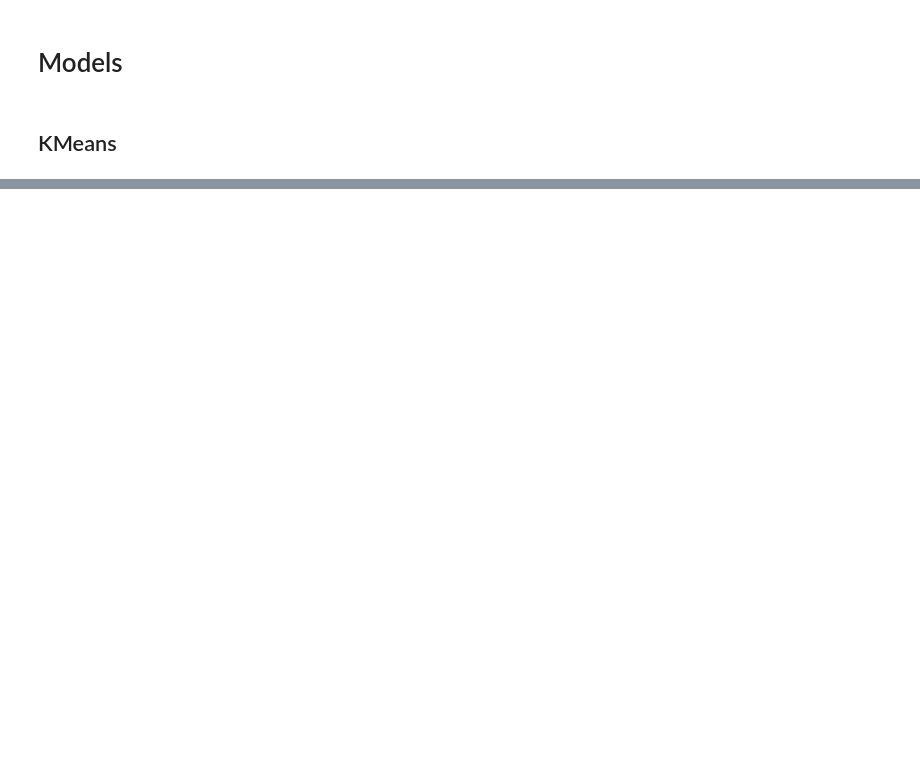
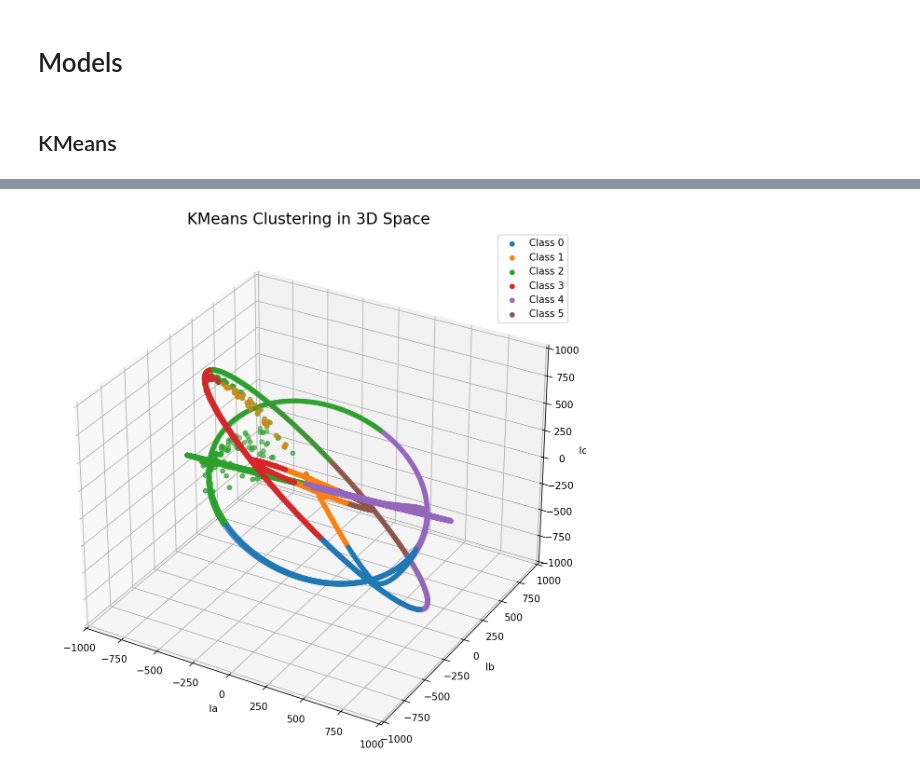
Before and after one commit to OussamaTabDev/DistributionElectrique, a Jupyter notebook: VersionAlpha/Machine Learning/Usuprivsed ML/main.ipynb, the cells around one changed output, grey strips where cells are left out. Saved outputs shown, nothing was run; the diff lists cells and outputs as text; code cells hidden in the pictures; blank space fills up the shorter version.

```diff
--- a/VersionAlpha/Machine Learning/Usuprivsed ML/main.ipynb
+++ b/VersionAlpha/Machine Learning/Usuprivsed ML/main.ipynb
@@ -99,0 +113,21 @@ from sklearn.cluster import KMeans
+# %%
+from mpl_toolkits.mplot3d import Axes3D
+
+fig = plt.figure(figsize=(14, 10), dpi=150)
+ax = fig.add_subplot(111, projection='3d')
+
+ax.scatter(df0['Ia'], df0['Ib'], df0['Ic'], label='Class 0')
+ax.scatter(df1['Ia'], df1['Ib'], df1['Ic'], label='Class 1')
+ax.scatter(df2['Ia'], df2['Ib'], df2['Ic'], label='Class 2')
+ax.scatter(df3['Ia'], df3['Ib'], df3['Ic'], label='Class 3')
+ax.scatter(df4['Ia'], df4['Ib'], df4['Ic'], label='Class 4')
+ax.scatter(df5['Ia'], df5['Ib'], df5['Ic'], label='Class 5')
+
+ax.set_xlabel('Ia')
+ax.set_ylabel('Ib')
+ax.set_zlabel('Ic')
+ax.set_title('KMeans Clustering in 3D Space', fontsize=16)
+ax.legend()
+plt.show()
+# %% [output]
+[figure, added]
```
Also changed, not shown: parts of 8 cells of this notebook, 1 other file.
